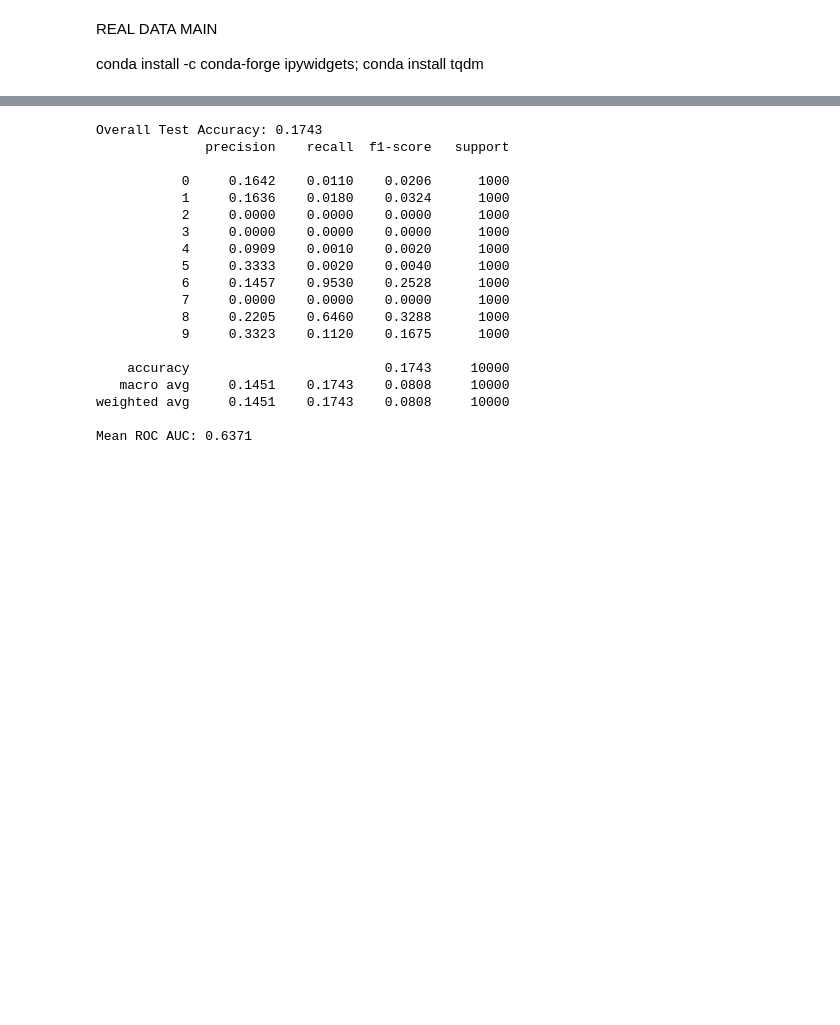
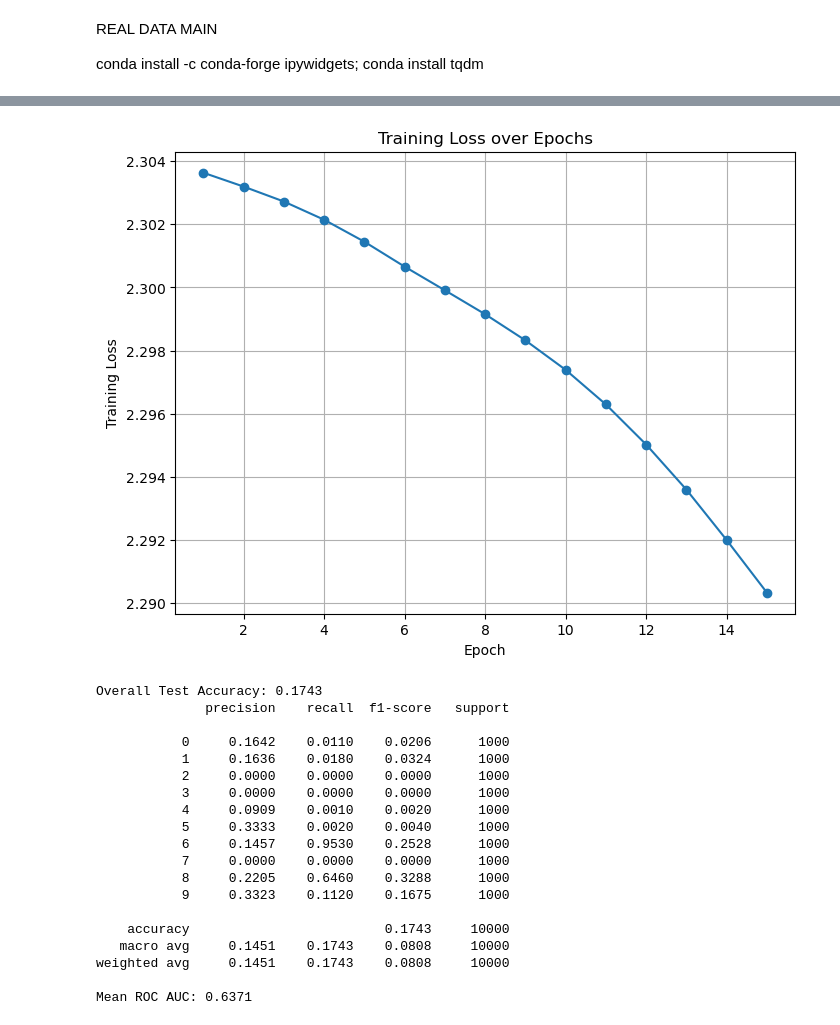
Before and after one commit to Tomaserra/Task-2-Deep-Learning, a Jupyter notebook: Tomas/Activity2.ipynb, the cells around one changed output, grey strips where cells are left out. Cells and saved outputs as stored; diff of their text form; code cells hidden in the pictures; blank space fills up the shorter version.

```diff
--- a/Tomas/Activity2.ipynb
+++ b/Tomas/Activity2.ipynb
@@ -342,8 +351,9 @@ model.to(device)
 criterion = nn.CrossEntropyLoss()
 optimizer = optim.SGD(model.parameters(), lr=0.001, momentum=0.9)
 
-# 6. Training loop with progress bars
+# 6. Training loop with progress bars + loss tracking
 num_epochs = 15
+train_losses = []
 
 for epoch in tqdm(range(num_epochs), desc="Epochs"):
     model.train()
@@ -363,7 +373,9 @@ for epoch in tqdm(range(num_epochs), desc="Epochs"):
         # Update batch progress bar with current average loss
         batch_loop.set_postfix({"loss": running_loss / (i+1)})
 
-print(f"loss function: {running_loss}")
+    epoch_loss = running_loss / len(train_loader)
+    train_losses.append(epoch_loss)
+    print(f"Epoch [{epoch+1}/{num_epochs}] - Avg Loss: {epoch_loss:.4f}")
 
 print("Training finished!")
 # %% [output]
@@ -370,4 +398,19 @@ print("Training finished!")
 Training finished!
+# %%
+# -----------------------------
+# Plot training loss over epochs
+# -----------------------------
+import matplotlib.pyplot as plt
+
+plt.figure(figsize=(8,6))
+plt.plot(range(1, num_epochs+1), train_losses, marker='o')
+plt.xlabel('Epoch')
+plt.ylabel('Training Loss')
+plt.title('Training Loss over Epochs')
+plt.grid(True)
+plt.show()
+# %% [output]
+[figure, added]
 # %%
 # -----------------------------
 # Evaluation
```
Also changed, not shown: parts of 3 cells of this notebook.
